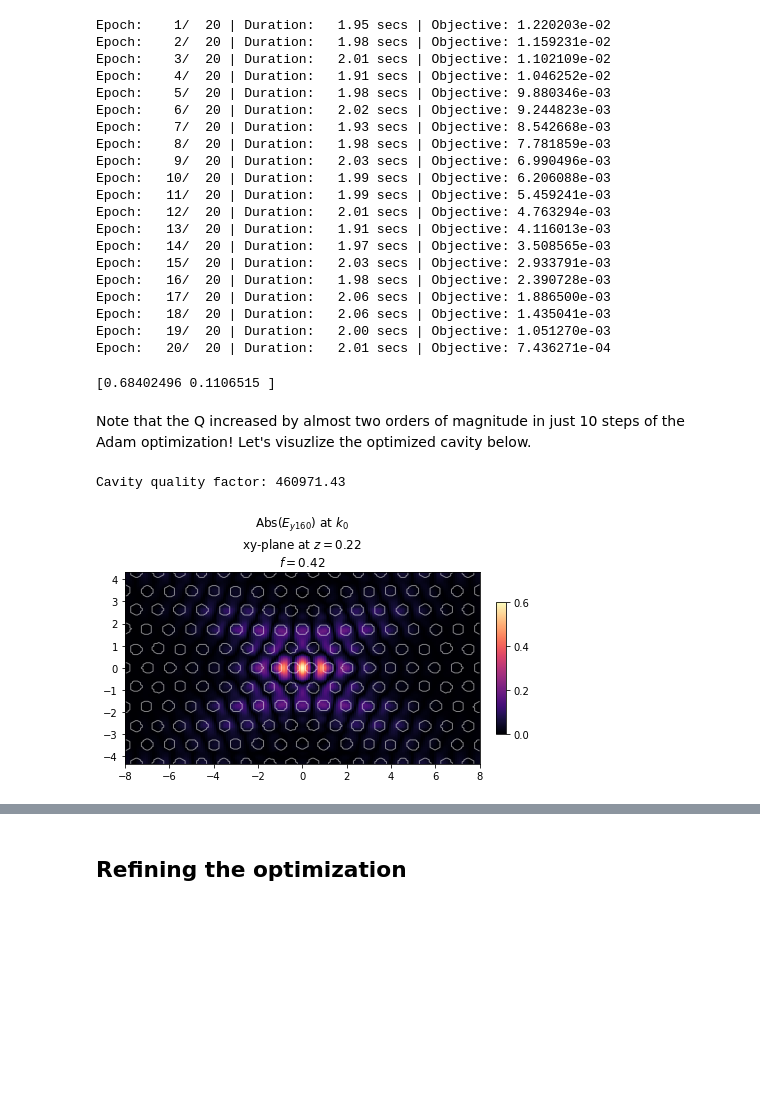
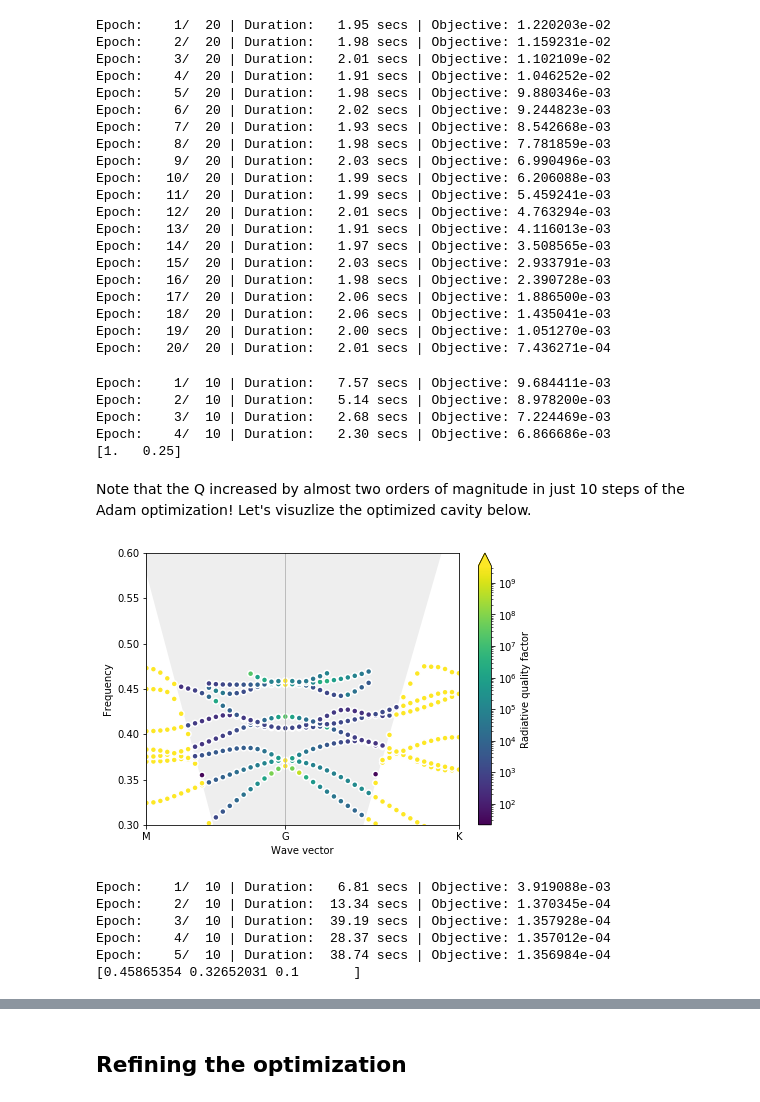
Before and after one commit to fancompute/legume, a Jupyter notebook: docs/examples/07_Zero_index_BICs_with_GME.ipynb, the cells around one changed output, grey strips where cells are left out. Cells and saved outputs as stored; diff of their text form; code cells hidden in the pictures; blank space fills up the shorter version.

```diff
--- a/docs/examples/07_Zero_index_BICs_with_GME.ipynb
+++ b/docs/examples/07_Zero_index_BICs_with_GME.ipynb
@@ -162,21 +163,54 @@ Epoch:   17/  20 | Duration:   2.06 secs | Objective: 1.886500e-03
 Epoch:   18/  20 | Duration:   2.06 secs | Objective: 1.435041e-03
 Epoch:   19/  20 | Duration:   2.00 secs | Objective: 1.051270e-03
 Epoch:   20/  20 | Duration:   2.01 secs | Objective: 7.436271e-04
-# %%
-print(p_opt)
-# %% [output]
-[0.68402496 0.1106515 ]
+# %%
+def of_d_r(params):
+    p_daisy = npa.array(list(params) + [0.])
+    return of_daisy(p_daisy)
+
+obj_grad = value_and_grad(of_d_r)
+
+# Initialize an optimization object; jac=True means that obj_grad returns both the value
+# and the jacobian of the objective. The alternative syntax is Minimize(of, jac=grad_of)
+opt = Minimize(obj_grad, jac=True)
+
+pstart = npa.array([0.5, 0.3])
+
+# Run an 'adam' optimization
+(p_opt, ofs) = opt.lbfgs(pstart, Nepochs=10, bounds=[(0, 1), (0.25, 0.45)])
+print(p_opt)
+# %% [output]
+Epoch:    1/  10 | Duration:   7.57 secs | Objective: 9.684411e-03
+Epoch:    2/  10 | Duration:   5.14 secs | Objective: 8.978200e-03
+Epoch:    3/  10 | Duration:   2.68 secs | Objective: 7.224469e-03
+Epoch:    4/  10 | Duration:   2.30 secs | Objective: 6.866686e-03
+[1.   0.25]
 # %% [markdown]
 Note that the Q increased by almost two orders of magnitude in just 10 steps of the Adam optimization! Let's visuzlize the optimized cavity below.
-# %%
-# Optimized parameters
-dx = p_opt[0:nc]
-dy = p_opt[nc:]
-
-# Run the simulation
-(gme, Q) = gme_cavity(dx, dy, gmax=gmax, options=options)
-print("Cavity quality factor: %1.2f" %Q)
-ax = legume.viz.field(gme, 'e', 0, Nx*Ny, z=dslab/2, component='y', val='abs', N1=200, N2=200)
-# %% [output]
-Cavity quality factor: 460971.43
-[figure, removed]
+# %%
+phc = daisy_phc(p_opt[0], p_opt[1], 0.0)
+options1 = {'gmode_inds': [1, 2, 4, 5], 'numeig': 10, 'verbose': False}
+gme = legume.GuidedModeExp(phc, gmax=5)
+gme.run(kpoints=path['kpoints'], **options1)
+plot_bands(gme)
+# %% [output]
+[figure, added]
+# %%
+obj_grad_daisy = value_and_grad(of_daisy)
+
+# Initialize an optimization object; jac=True means that obj_grad returns both the value
+# and the jacobian of the objective. The alternative syntax is Minimize(of, jac=grad_of)
+opt = Minimize(obj_grad_daisy, jac=True)
+
+pstart = npa.array([0.5, 0.4, 0.])
+
+# Run an 'adam' optimization
+(p_opt, ofs) = opt.lbfgs(pstart, Nepochs=10, bounds=[(0, 1), (0.3, 0.45), (-0.1, 0.1)])
+print(p_opt)
+# %% [output]
+Epoch:    1/  10 | Duration:   6.81 secs | Objective: 3.919088e-03
+Epoch:    2/  10 | Duration:  13.34 secs | Objective: 1.370345e-04
+Epoch:    3/  10 | Duration:  39.19 secs | Objective: 1.357928e-04
+Epoch:    4/  10 | Duration:  28.37 secs | Objective: 1.357012e-04
+Epoch:    5/  10 | Duration:  38.74 secs | Objective: 1.356984e-04
+[0.45865354 0.32652031 0.1       ]
```
Also changed, not shown: parts of 4 cells of this notebook.
